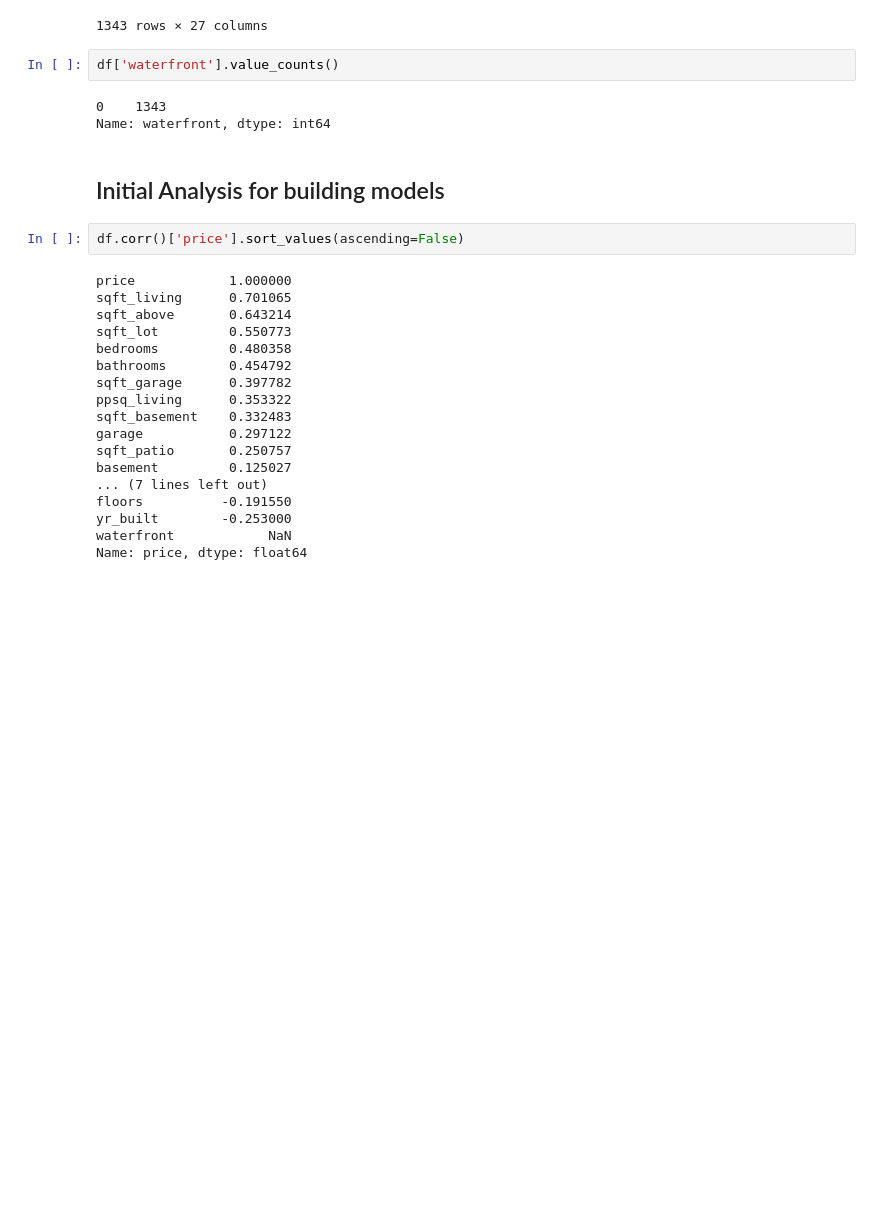
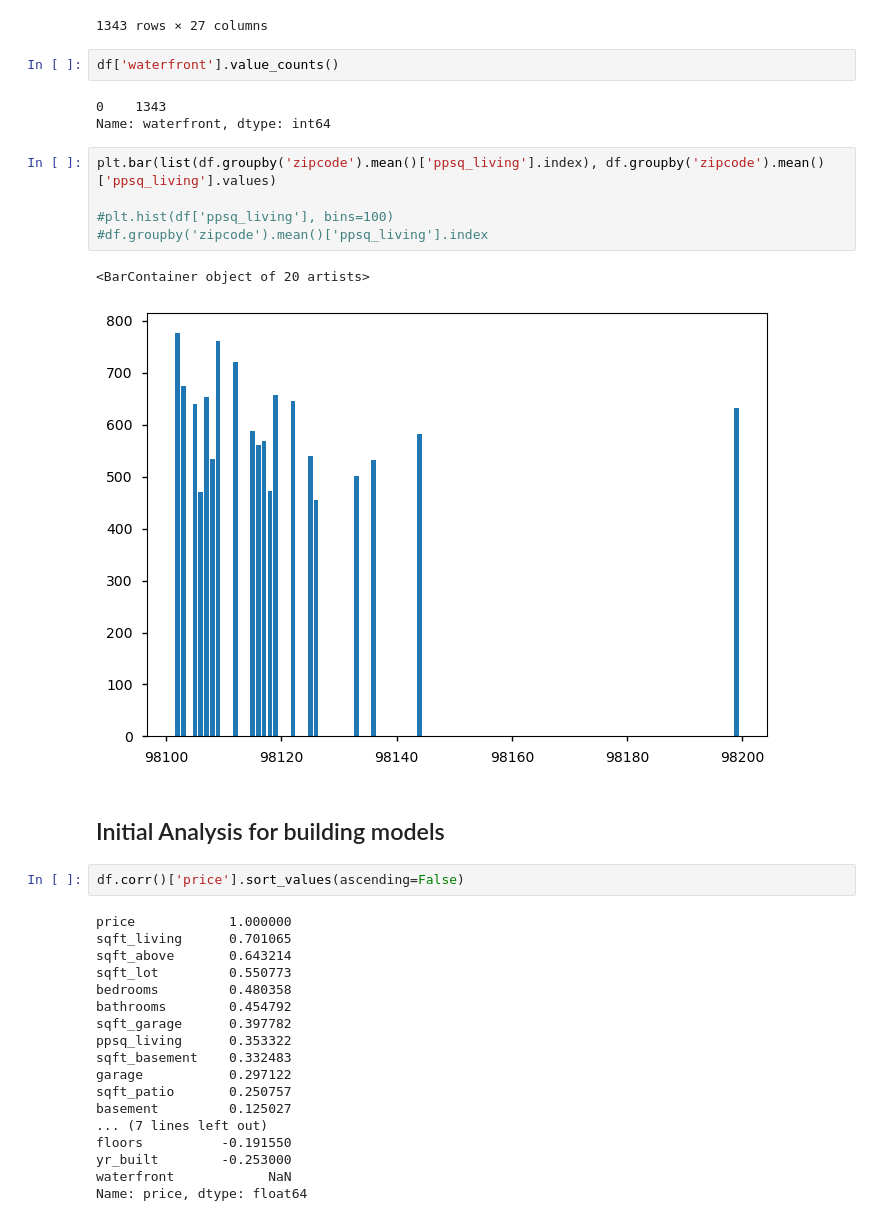
Before and after one commit to dnigh45/dsc-phase-2-djrachjake, a Jupyter notebook: dj-Copy1.ipynb, the cells around one changed output. Drawn from its saved outputs; the diff is of its cells as text; blank space fills up the shorter version.

Commit message:
Finalizing visualizations

```diff
--- a/dj-Copy1.ipynb
+++ b/dj-Copy1.ipynb
@@ -379,6 +379,14 @@ df['waterfront'].value_counts()
 # %% [output]
 0    1343
 Name: waterfront, dtype: int64
+# %%
+plt.bar(list(df.groupby('zipcode').mean()['ppsq_living'].index), df.groupby('zipcode').mean()['ppsq_living'].values)
+
+#plt.hist(df['ppsq_living'], bins=100)
+#df.groupby('zipcode').mean()['ppsq_living'].index
+# %% [output]
+<BarContainer object of 20 artists>
+[figure, added]
 # %% [markdown]
 ## Initial Analysis for building models
 # %%
```
Also changed, not shown: parts of 52 cells of this notebook.
